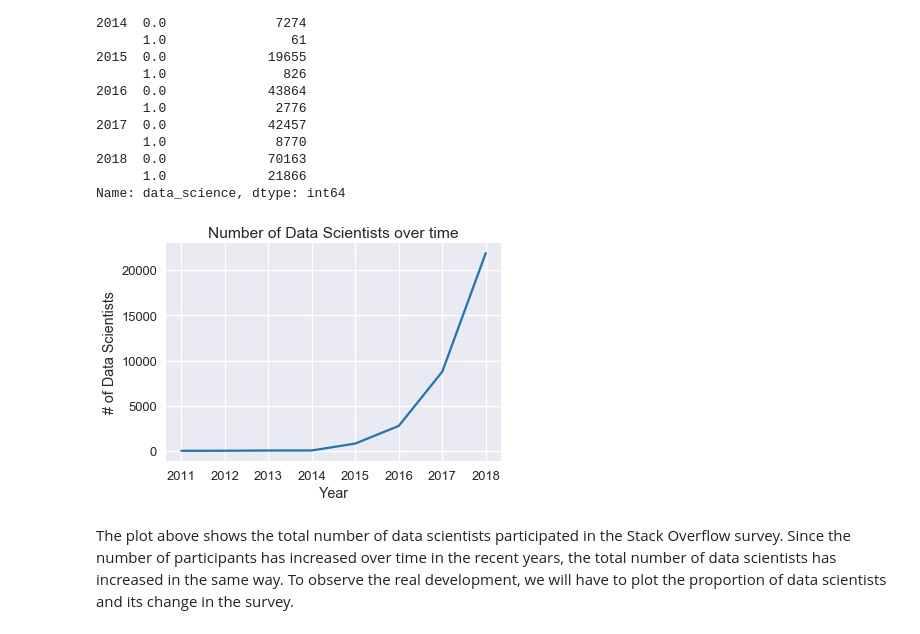
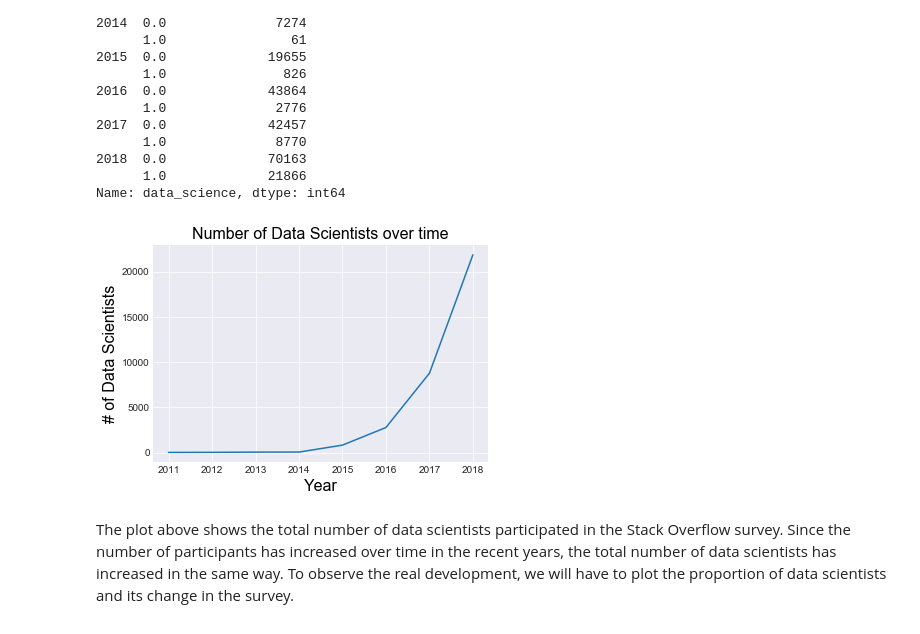
Before and after one commit to oliverkroening/Udacity_DSND_Project04, a Jupyter notebook: Data_Science_Europe.ipynb, the cells around one changed output. Cells and saved outputs as stored; diff of their text form; code cells hidden in the pictures.

```diff
--- a/Data_Science_Europe.ipynb
+++ b/Data_Science_Europe.ipynb
@@ -1412,6 +1412,13 @@ The second set of questions focus on the skills and characteristics of data scie
 ### 4.1 Descriptive Statistical Analysis
 
 #### Question 1.1: What is the chronological trend of Data Science jobs in Europe in comparison to American, Asian or African countries?
+# %%
+# set plot font
+font = {'family': 'sans-serif',
+        'color':  'black',
+        'weight': 'normal',
+        'size': 16,
+        }
 # %%
 # show values of data scientists for each year
 q1_df.groupby(['year'])['data_science'].value_counts()
@@ -1437,16 +1444,16 @@ Name: data_science, dtype: int64
 # %%
 # plot total number of data scientists in survey
 x = range(2011,2019)
 y = q1_df.groupby(['year'])['data_science']
 
 plt.plot(x,y.value_counts().loc[:,1])
 plt.grid(True)
-plt.xlabel('Year')
-plt.ylabel('# of Data Scientists')
-plt.title('Number of Data Scientists over time')
+plt.xlabel('Year', fontdict=font)
+plt.ylabel('# of Data Scientists', fontdict=font)
+plt.title('Number of Data Scientists over time', fontdict=font)
 plt.show()
 # %% [output]
-[figure, old version]
+[figure, new version]
 # %% [markdown]
 The plot above shows the total number of data scientists participated in the Stack Overflow survey. Since the number of participants has increased over time in the recent years, the total number of data scientists has increased in the same way.
 To observe the real development, we will have to plot the proportion of data scientists and its change in the survey.
```
Also changed, not shown: parts of 18 cells of this notebook.
